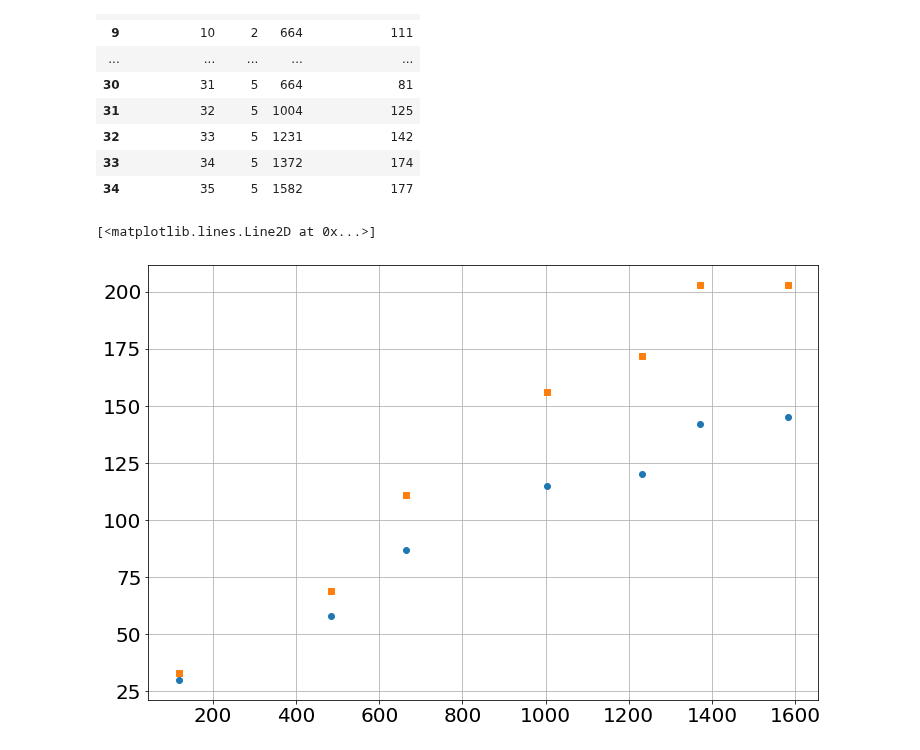
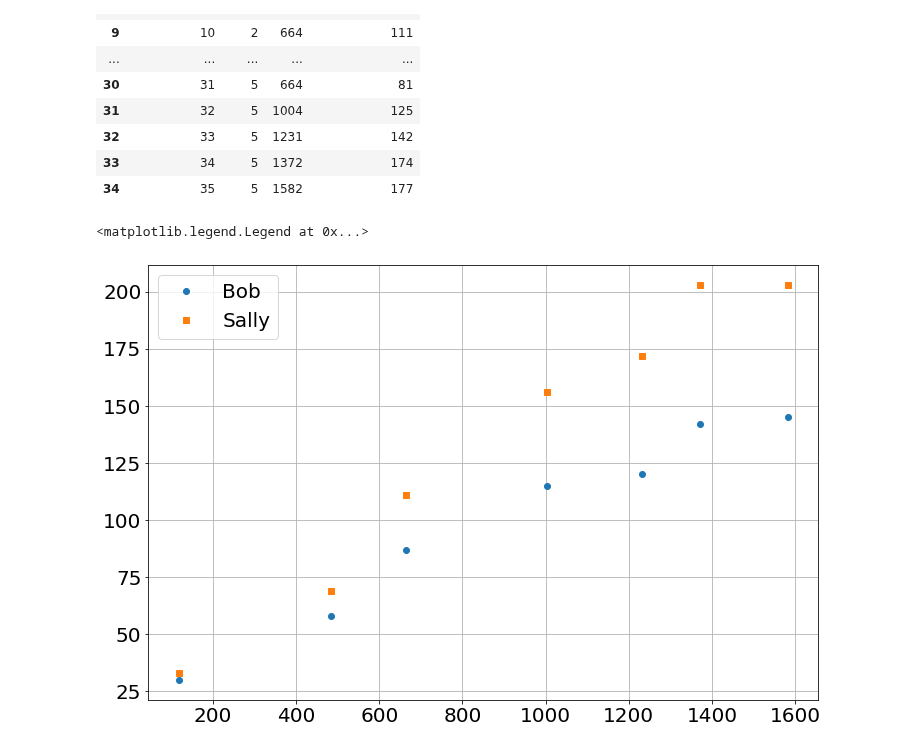
Before and after one commit to bblais/Computer-Programming-for-the-Sciences-Spring-2022, a Jupyter notebook: Sprint #1 - Algorithms and Simulation/2022-02-17 - Misc for Demo.ipynb, the cells around one changed output. Drawn from its saved outputs; the diff is of its cells as text; code cells hidden in the pictures.

```diff
--- a/Sprint #1 - Algorithms and Simulation/2022-02-17 - Misc for Demo.ipynb
+++ b/Sprint #1 - Algorithms and Simulation/2022-02-17 - Misc for Demo.ipynb
@@ -47,13 +47,15 @@ data
 # %%
 x=data[data['Tree']==1]['age']
 y=data[data['Tree']==1]['circumference']
 
-plot(x,y,'o')
+plot(x,y,'o',label="Bob")
 
 x=data[data['Tree']==2]['age']
 y=data[data['Tree']==2]['circumference']
 
-plot(x,y,'s')
+plot(x,y,'s',label="Sally")
+
+legend()
 # %% [output]
-[<matplotlib.lines.Line2D at 0x...>]
+<matplotlib.legend.Legend at 0x...>
-[figure, old version]
+[figure, new version]
```
Also changed, not shown: parts of 3 cells of this notebook, 1 other file.
